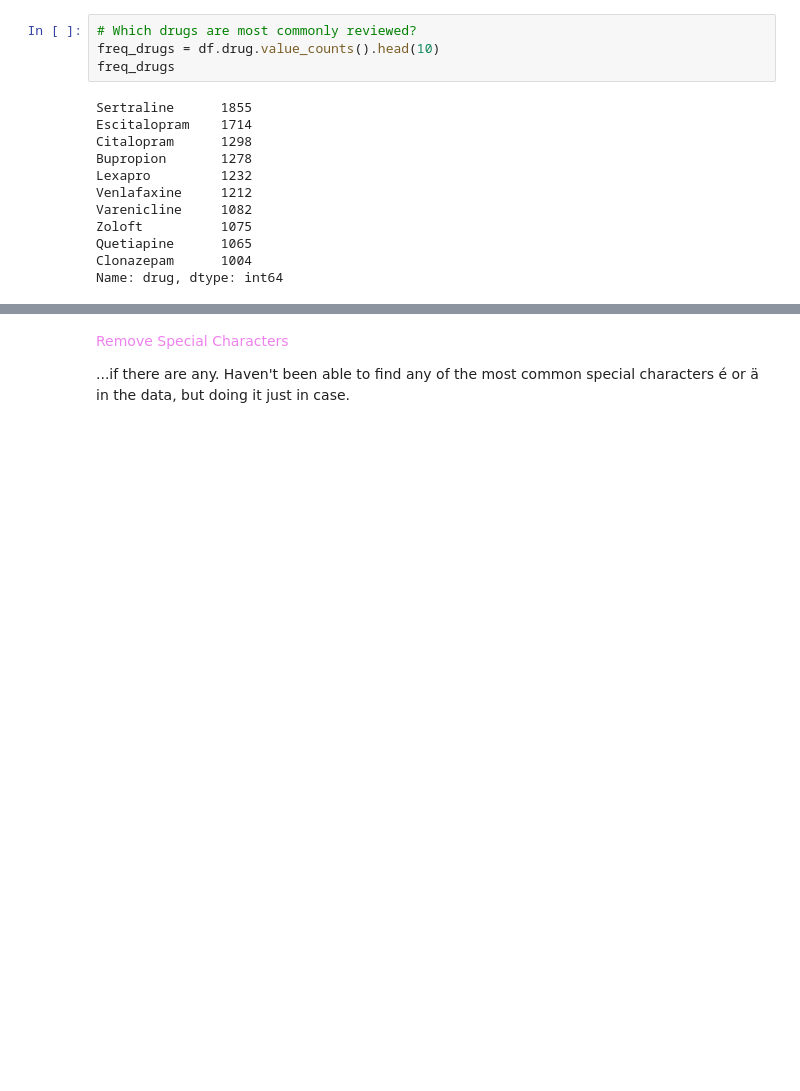
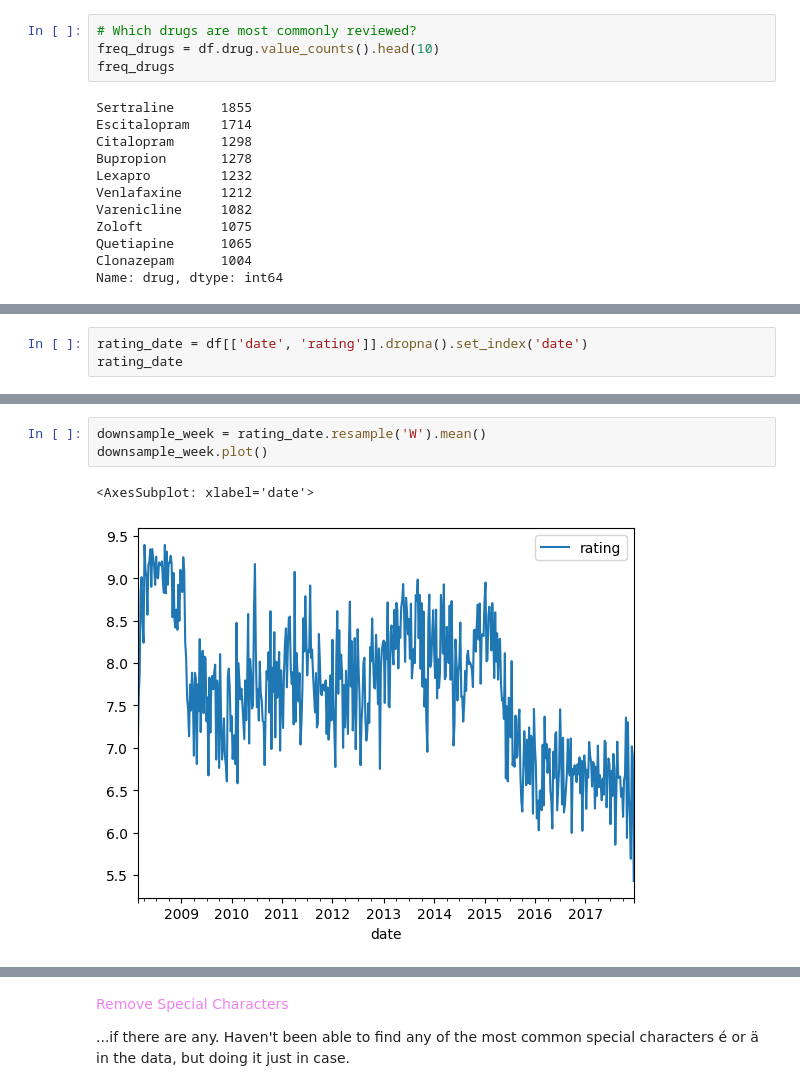
Before and after one commit to fractaldatalearning/psychedelic_efficacy, a Jupyter notebook: notebooks/2-kl-studies-eda.ipynb, the cells around one changed output, grey strips where cells are left out. Drawn from its saved outputs; the diff is of its cells as text; blank space fills up the shorter version.

```diff
--- a/notebooks/2-kl-studies-eda.ipynb
+++ b/notebooks/2-kl-studies-eda.ipynb
@@ -338,0 +360,3 @@ This looks like something other than total random noise, like maybe there were s
+# %%
+rating_date = df[['date', 'rating']].dropna().set_index('date')
+rating_date
@@ -338,0 +378,6 @@ This looks like something other than total random noise, like maybe there were s
+# %%
+downsample_week = rating_date.resample('W').mean()
+downsample_week.plot()
+# %% [output]
+<AxesSubplot: xlabel='date'>
+[figure, added]
```
Also changed, not shown: parts of 72 cells of this notebook.
